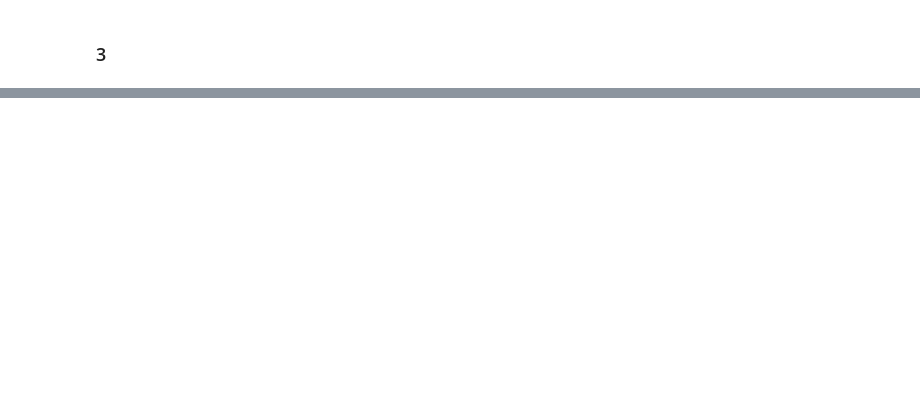
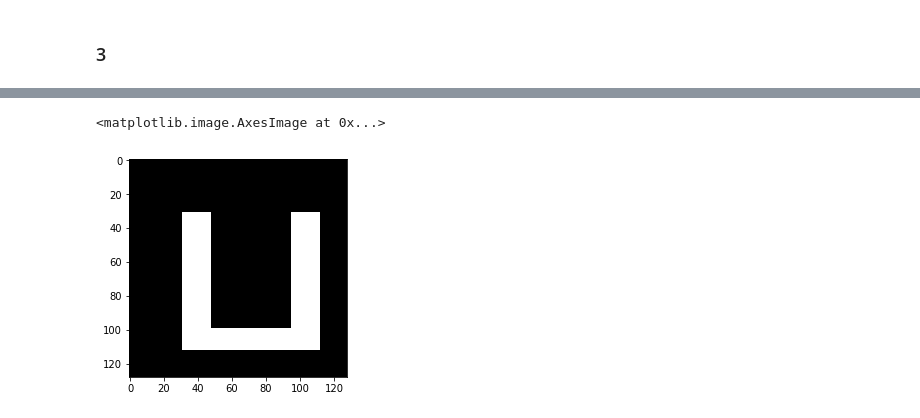
Before and after one commit to zeevikal/computer-vision-22913-openu, a Jupyter notebook: notebooks/MAMAN 13.ipynb, the cells around one changed output, grey strips where cells are left out. Saved outputs shown, nothing was run; the diff lists cells and outputs as text; code cells hidden in the pictures; blank space fills up the shorter version.

```diff
--- a/notebooks/MAMAN 13.ipynb
+++ b/notebooks/MAMAN 13.ipynb
@@ -102,0 +219,8 @@ def image_histogram_equalization(image, number_bins=256):
+# %%
+edore_a_struct = morphology.square(scale)
+edore_a_origin = (scale // 2 - 1, scale // 2 -1)
+edore_a = ndimage.binary_erosion(shape, structure=edore_a_struct, origin=edore_a_origin)
+plt.imshow(edore_a, cmap='binary_r')
+# %% [output]
+<matplotlib.image.AxesImage at 0x...>
+[figure, added]
```
Also changed, not shown: parts of 15 cells of this notebook, 1 other file.
